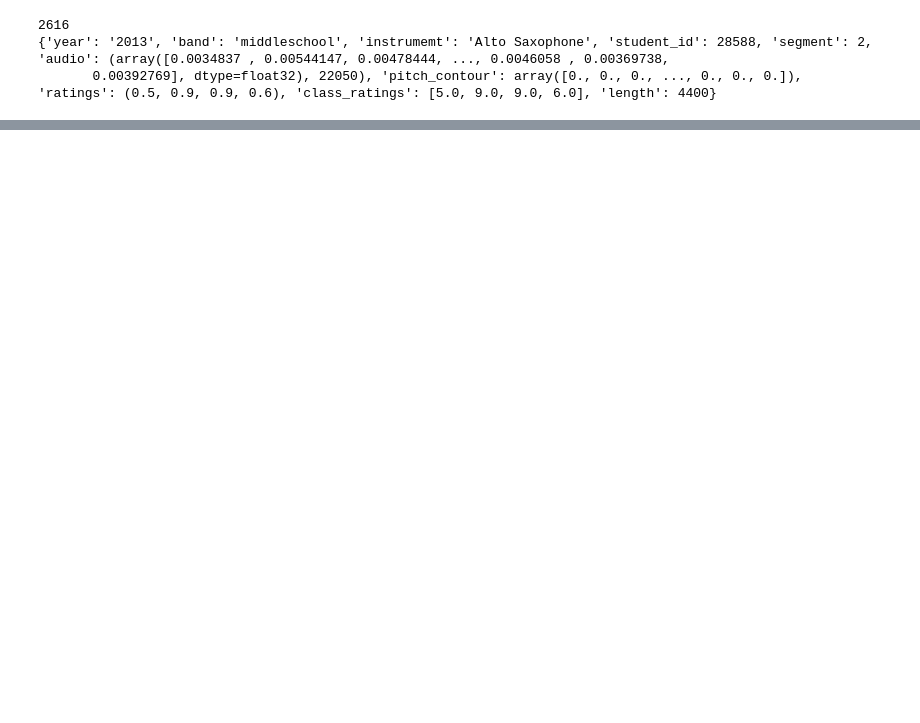
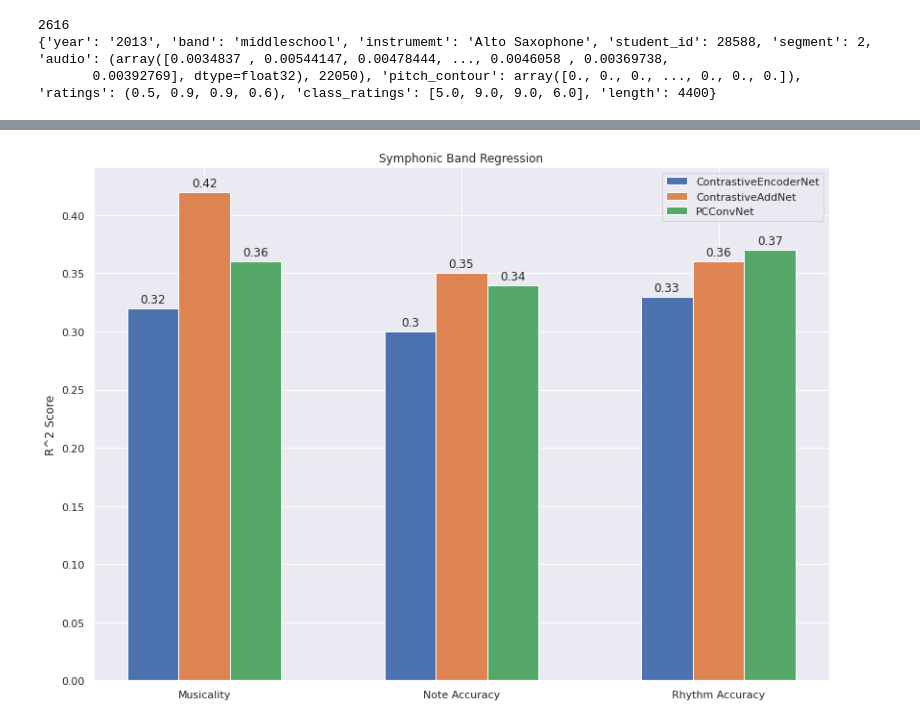
Before and after one commit to pseshadri9/contrastive-music-performance-assessment, a Jupyter notebook: Viz_Set.ipynb, the cells around one changed output, grey strips where cells are left out. Saved outputs shown, nothing was run; the diff lists cells and outputs as text; code cells hidden in the pictures; blank space fills up the shorter version.

```diff
--- a/Viz_Set.ipynb
+++ b/Viz_Set.ipynb
@@ -180,3 +290,93 @@ pred, y = eval_utils.eval_acc_contrastive(perf_model, c_loss, vef, METRIC,
+# %%
+musicality = [{'musicality': {'base': {'test rsq': 0.4631752282971854, 'silhouette': -0.08213208, 'db': 8.049263733761743}}},
+             {'musicality': {'mix': {'test rsq': 0.5273371326602231, 'silhouette': -0.009416969, 'db': 3.6195695988514744}}},
+             {'musicality': {'cont': {'test rsq': 0.4960225450627549, 'silhouette': -0.0021775814, 'db': 4.0824345829658455}}}]
+musicality = [{'musicality': {'base': {'test rsq': 0.27848532550446403, 'silhouette': -0.024106322, 'db': 9.995524752374047}}},
+              {'musicality': {'mix': {'test rsq': 0.34908156735325935, 'silhouette': -0.02051328, 'db': 6.053866492813366}}},
+              {'musicality': {'cont': {'test rsq': 0.279, 'silhouette': -0.019308027, 'db': 7.110031733662607}}}]
+musicality = [{'musicality': {'base': {'test rsq': 0.48, 'silhouette': -0.08881192, 'db': 8.58306055136453}}},
+              {'musicality': {'mix': {'test rsq': 0.49, 'silhouette': -0.014821606, 'db': 8.660017643254463}}},
+              {'musicality': {'cont': {'test rsq': 0.39, 'silhouette': -0.09382071, 'db': 13.618438418232483}}}]
+musicality = [{'musicality': {'base': {'test rsq': 0.4846, 'silhouette': -0.035610557, 'db': 8.217865607917854}}},
+              {'musicality': {'mix': {'test rsq': 0.3654, 'silhouette': -0.08941569, 'db': 9.792478244884865}}},
+              {'musicality': {'cont': {'test rsq': 0.4538, 'silhouette': 0.009330231, 'db': 4.0484550758506455}}}]
+#musicality = [round(x, 2) for x in musicality]
+note = [{'note accuracy': {'base': {'test rsq': 0.5383042760252731, 'silhouette': -0.0054266048, 'db': 6.423139606850246}}},
+        {'note accuracy': {'mix': {'test rsq': 0.5950734040710706, 'silhouette': 0.08393581, 'db': 9.889405431120869}}},
+        {'note accuracy': {'cont': {'test rsq': 0.5552816266196312, 'silhouette': 0.09578275, 'db': 11.002306382423663}}}]
+note = [{'note accuracy': {'base': {'test rsq': 0.3013813071770586, 'silhouette': -0.036242064, 'db': 14.889925800375327}}},
+        {'note accuracy': {'mix': {'test rsq': 0.2887229236858916, 'silhouette': -0.03360408, 'db': 5.650331673438345}}},
+        {'note accuracy': {'cont': {'test rsq': 0.27, 'silhouette': -0.033663288, 'db': 6.297449074125768}}}]
+note = [{'note accuracy': {'base': {'test rsq':0.48, 'silhouette': -0.1428539, 'db': 12.233637434793255}}},
+        {'note accuracy': {'mix': {'test rsq': 0.48, 'silhouette': -0.028002843, 'db': 8.16355170490836}}},
+        {'note accuracy': {'cont': {'test rsq': 0.37, 'silhouette': -0.1375623, 'db': 14.501248043525333}}}]
+note = [{'note accuracy': {'base': {'test rsq':0.6346, 'silhouette': -0.01434557, 'db': 7.774797647876592}}},
+        {'note accuracy': {'mix': {'test rsq': 0.6115, 'silhouette': -0.06721786, 'db': 8.79790871112965}}},
+        {'note accuracy': {'cont': {'test rsq': 0.6269, 'silhouette': 0.08394019, 'db': 8.179712886440166}}}]
+#note = [round(x, 2) for x in note]
+rhythm = [{'Rhythm Accuracy': {'base': {'test rsq': 0.49281923981650066, 'silhouette': -0.06736768, 'db': 5.628337356395157}}},
+          {'Rhythm Accuracy': {'mix': {'test rsq': 0.5427275293812454, 'silhouette': -0.00096725253, 'db': 4.315263837487498}}},
+          {'Rhythm Accuracy': {'cont': {'test rsq': 0.5070971453216659, 'silhouette': 0.00082458166, 'db': 4.910683949797827}}}]
+rhythm = [{'Rhythm Accuracy': {'base': {'test rsq': 0.30276160927609785, 'silhouette': -0.05846928, 'db': 9.050997618385603}}},
+          {'Rhythm Accuracy': {'mix': {'test rsq': 0.27879182223204335, 'silhouette': -0.03131785, 'db': 5.810455438832077}}},
+          {'Rhythm Accuracy': {'cont': {'test rsq': 0.27, 'silhouette': -0.03196149, 'db': 6.699196903357925}}}]
+rhythm = [{'Rhythm Accuracy': {'base': {'test rsq': 0.490, 'silhouette': -0.10658811, 'db': 10.764627921491492}}},
+          {'Rhythm Accuracy': {'mix': {'test rsq': 0.49, 'silhouette': -0.029263552, 'db': 7.986976267317783}}},
+          {'Rhythm Accuracy': {'cont': {'test rsq': 0.36, 'silhouette': -0.13255504, 'db': 11.122463646074202}}}]
+rhythm = [{'Rhythm Accuracy': {'base': {'test rsq': 0.6231, 'silhouette': -0.0086510405, 'db': 5.457190942724827}}},
+          {'Rhythm Accuracy': {'mix': {'test rsq': 0.5962, 'silhouette': -0.047678277, 'db': 10.61633267583423}}},
+          {'Rhythm Accuracy': {'cont': {'test rsq': 0.6269, 'silhouette': 0.005410377, 'db': 3.9866344029575123}}}]
+#rhythm = [round(x, 2) for x in rhythm]
+def autolabel(rects):
+    """Attach a text label above each bar in *rects*, displaying its height."""
+    for rect in rects:
+        height = rect.get_height()
+        ax.annotate('{}'.format(height),
+                    xy=(rect.get_x() + rect.get_width() / 2, height),
+                    xytext=(0, 3),  # 3 points vertical offset
+                    textcoords="offset points",
+                    ha='center', va='bottom')
+
+criteria = 'test rsq'
+labels = ['Musicality', 'Note Accuracy', 'Rhythm Accuracy']
+men_means = [20, 34, 30, 35, 27]
+women_means = [25, 32, 34, 20, 25]
+mix = [musicality[1]['musicality']['mix'][criteria], note[1]['note accuracy']['mix'][criteria], rhythm[1]['Rhythm Accuracy']['mix'][criteria]]
+base = [musicality[0]['musicality']['base'][criteria], note[0]['note accuracy']['base'][criteria], rhythm[0]['Rhythm Accuracy']['base'][criteria]]
+cont = [musicality[2]['musicality']['cont'][criteria], note[2]['note accuracy']['cont'][criteria], rhythm[2]['Rhythm Accuracy']['cont'][criteria]]
+#mix[1] = 3.89008341881525
+#cont[1] = 5.146498012525567
+#base[1] = 8.529147319956426
+mix = [round(x, 3) for x in mix]
+base = [round(x,3) for x in base]
+cont = [round(x, 3) for x in cont]
+mix = [0.42, 0.35,0.36]
+cont = [0.32, 0.30, 0.33]
+base = [0.36, 0.34, 0.37]
+x = np.arange(len(labels))  # the label locations
+width = 0.2  # the width of the bars
+
+fig, ax = plot.subplots()
+rects1 = ax.bar(x - width, cont, width, label='ContrastiveEncoderNet')
+rects2 = ax.bar(x , mix, width, label='ContrastiveAddNet')
+rects3 = ax.bar(x + width, base, width, label='PCConvNet')
+
+# Add some text for labels, title and custom x-axis tick labels, etc.
+ax.set_ylabel('R^2 Score')
+ax.set_title('Symphonic Band Regression')
+ax.set_xticks(x)
+ax.set_xticklabels(labels)
+ax.legend()
+
+autolabel(rects1)
+autolabel(rects2)
+autolabel(rects3)
+
+fig.tight_layout()
+
+plot.show()
+# %% [output]
+[figure, added]
 # %%
 #TSNE CLUSTERING OF PREDICTIONS
 #print(targets.T.flatten())
```
Also changed, not shown: parts of 16 cells of this notebook, 4 other files.
